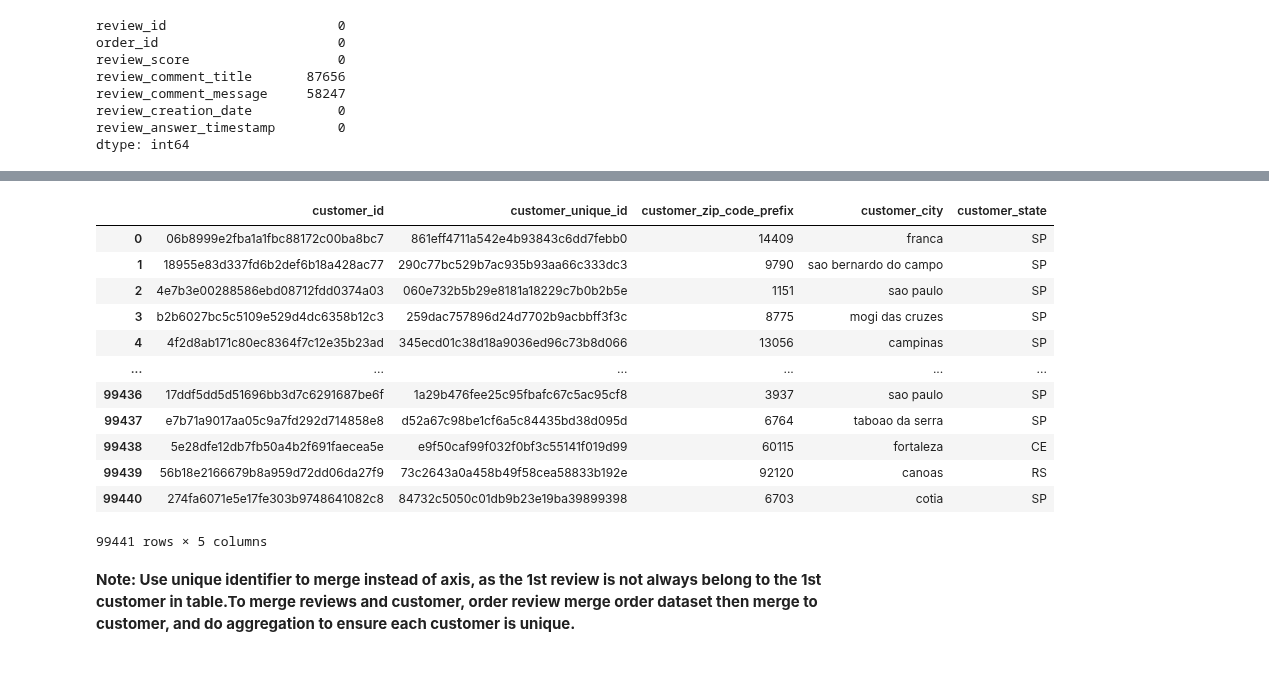
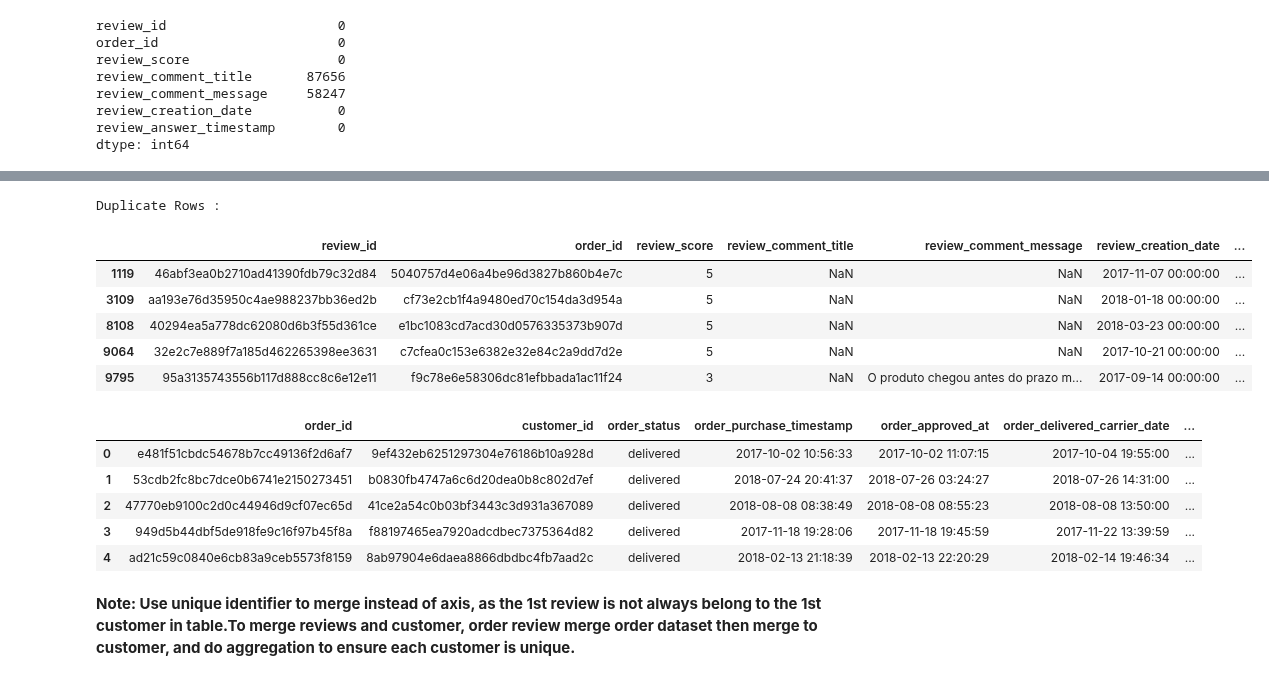
Before and after one commit to hilarylimyuxuan/Customer-Segmentation-Model, a Jupyter notebook: Olist Customer Segmentation Model.ipynb, the cells around one changed output, grey strips where cells are left out. Drawn from its saved outputs; the diff is of its cells as text; code cells hidden in the pictures.

```diff
--- a/Olist Customer Segmentation Model.ipynb
+++ b/Olist Customer Segmentation Model.ipynb
@@ -1120,21 +1138,28 @@ Duplicate Rows :
+# %%
+# To check the duplicate order id
+duplicate = order_review[order_review.duplicated(['order_id'])]
+print("Duplicate Rows :")
+duplicate.head()
+## 551 duplicate order id were found
+# %% [output]
+Duplicate Rows :
+|  | review_id | order_id | review_score | review_comment_title | review_comment_message | review_creation_date | ... |
+| 1119 | 46abf3ea0b2710ad41390fdb79c32d84 | 5040757d4e06a4be96d3827b860b4e7c | 5 | NaN | NaN | 2017-11-07 00:00:00 | ... |
+| 3109 | aa193e76d35950c4ae988237bb36ed2b | cf73e2cb1f4a9480ed70c154da3d954a | 5 | NaN | NaN | 2018-01-18 00:00:00 | ... |
+| 8108 | 40294ea5a778dc62080d6b3f55d361ce | e1bc1083cd7acd30d0576335373b907d | 5 | NaN | NaN | 2018-03-23 00:00:00 | ... |
+| 9064 | 32e2c7e889f7a185d462265398ee3631 | c7cfea0c153e6382e32e84c2a9dd7d2e | 5 | NaN | NaN | 2017-10-21 00:00:00 | ... |
+| 9795 | 95a3135743556b117d888cc8c6e12e11 | f9c78e6e58306dc81efbbada1ac11f24 | 3 | NaN | O produto chegou antes do prazo m... | 2017-09-14 00:00:00 | ... |
 # %%
-# To read the csv file of customer dataset
-customer = pd.read_csv('./Olist Dataset/customers.csv')
-customer
+# To read the csv file of order dataset
+order = pd.read_csv('./Olist Dataset/orders.csv')
+order.head()
 # %% [output]
-|  | customer_id | customer_unique_id | customer_zip_code_prefix | customer_city | customer_state |
-| 0 | 06b8999e2fba1a1fbc88172c00ba8bc7 | 861eff4711a542e4b93843c6dd7febb0 | 14409 | franca | SP |
-| 1 | 18955e83d337fd6b2def6b18a428ac77 | 290c77bc529b7ac935b93aa66c333dc3 | 9790 | sao bernardo do campo | SP |
-| 2 | 4e7b3e00288586ebd08712fdd0374a03 | 060e732b5b29e8181a18229c7b0b2b5e | 1151 | sao paulo | SP |
-| 3 | b2b6027bc5c5109e529d4dc6358b12c3 | 259dac757896d24d7702b9acbbff3f3c | 8775 | mogi das cruzes | SP |
-| 4 | 4f2d8ab171c80ec8364f7c12e35b23ad | 345ecd01c38d18a9036ed96c73b8d066 | 13056 | campinas | SP |
-| ... | ... | ... | ... | ... | ... |
-| 99436 | 17ddf5dd5d51696bb3d7c6291687be6f | 1a29b476fee25c95fbafc67c5ac95cf8 | 3937 | sao paulo | SP |
-| 99437 | e7b71a9017aa05c9a7fd292d714858e8 | d52a67c98be1cf6a5c84435bd38d095d | 6764 | taboao da serra | SP |
-| 99438 | 5e28dfe12db7fb50a4b2f691faecea5e | e9f50caf99f032f0bf3c55141f019d99 | 60115 | fortaleza | CE |
-| 99439 | 56b18e2166679b8a959d72dd06da27f9 | 73c2643a0a458b49f58cea58833b192e | 92120 | canoas | RS |
-| 99440 | 274fa6071e5e17fe303b9748641082c8 | 84732c5050c01db9b23e19ba39899398 | 6703 | cotia | SP |
+|  | order_id | customer_id | order_status | order_purchase_timestamp | order_approved_at | order_delivered_carrier_date | ... |
+| 0 | e481f51cbdc54678b7cc49136f2d6af7 | 9ef432eb6251297304e76186b10a928d | delivered | 2017-10-02 10:56:33 | 2017-10-02 11:07:15 | 2017-10-04 19:55:00 | ... |
+| 1 | 53cdb2fc8bc7dce0b6741e2150273451 | b0830fb4747a6c6d20dea0b8c802d7ef | delivered | 2018-07-24 20:41:37 | 2018-07-26 03:24:27 | 2018-07-26 14:31:00 | ... |
+| 2 | 47770eb9100c2d0c44946d9cf07ec65d | 41ce2a54c0b03bf3443c3d931a367089 | delivered | 2018-08-08 08:38:49 | 2018-08-08 08:55:23 | 2018-08-08 13:50:00 | ... |
+| 3 | 949d5b44dbf5de918fe9c16f97b45f8a | f88197465ea7920adcdbec7375364d82 | delivered | 2017-11-18 19:28:06 | 2017-11-18 19:45:59 | 2017-11-22 13:39:59 | ... |
+| 4 | ad21c59c0840e6cb83a9ceb5573f8159 | 8ab97904e6daea8866dbdbc4fb7aad2c | delivered | 2018-02-13 21:18:39 | 2018-02-13 22:20:29 | 2018-02-14 19:46:34 | ... |
-99441 rows × 5 columns
 # %% [markdown]
 **Note: Use unique identifier to merge instead of axis, as the 1st review is not always belong to the 1st customer in table.To merge reviews and customer, order review merge order dataset then merge to customer, and do aggregation to ensure each customer is unique.**
 # %%
```
Also changed, not shown: parts of 12 cells of this notebook.
